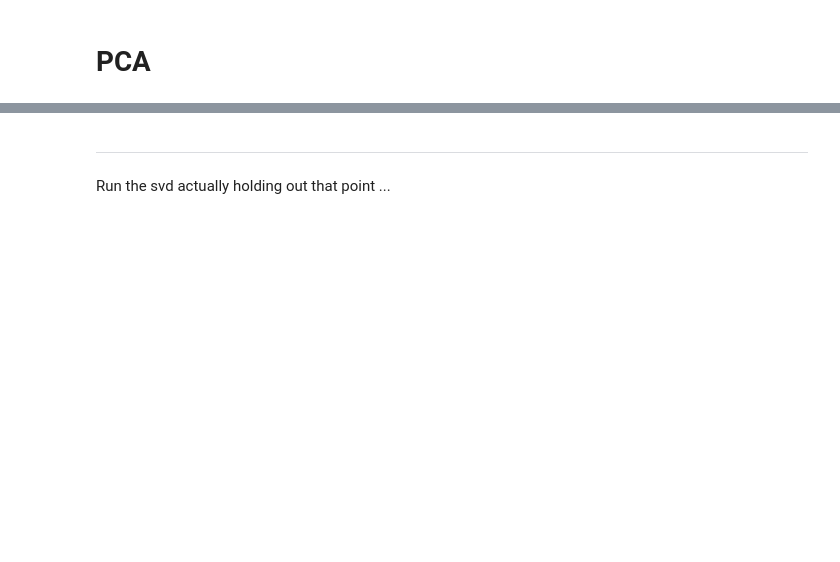
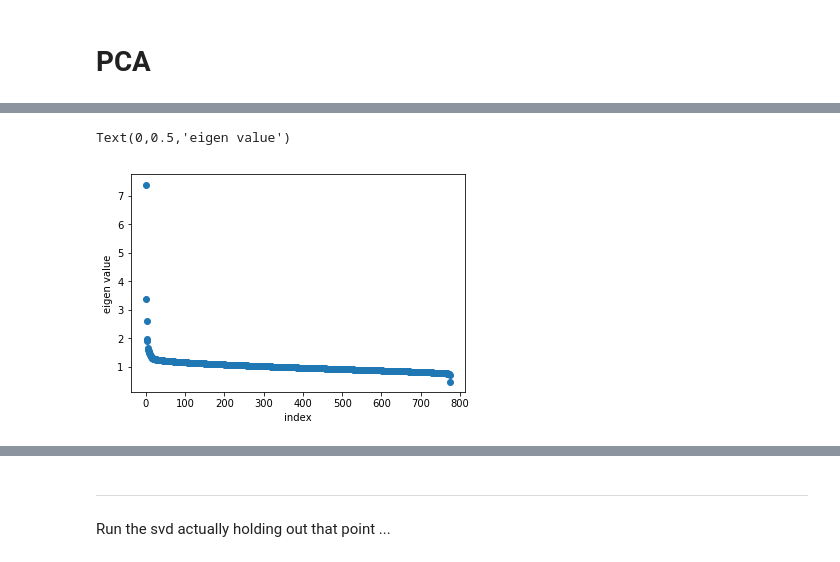
Before and after one commit to ChiChunLiu/pcshrink, a Jupyter notebook: notebooks/rank1-udpate.ipynb, the cells around one changed output, grey strips where cells are left out. Cells and saved outputs as stored; diff of their text form; code cells hidden in the pictures; blank space fills up the shorter version.

```diff
--- a/notebooks/rank1-udpate.ipynb
+++ b/notebooks/rank1-udpate.ipynb
@@ -29,6 +29,7 @@ norm = pcshrink.Normalizer(Y, .02, "patterson")
 # %%
 Z = norm.Y
 n_samp = Z.shape[1]
+n_snp = Z.shape[0]
 # %%
 #idx = np.random.choice(list(range(n_samp)), size=200, replace=False)
 #X = Y[:, idx]
@@ -128,3 +134,5 @@ def orient_sign(U, U_ref):
     U = U @ D
 
     return(U)
+# %%
+ZtZ = (1.0 / n_snp) * Z.T @ Z
@@ -130,0 +141,2 @@ def orient_sign(U, U_ref):
+# %%
+_, Lamb, V = svd(ZtZ, n_samp-1)
@@ -130,0 +166,7 @@ def orient_sign(U, U_ref):
+# %%
+plt.scatter(np.arange(n_samp-1), np.diag(Lamb))
+plt.xlabel("index")
+plt.ylabel("eigen value")
+# %% [output]
+Text(0,0.5,'eigen value')
+[figure, added]
```
Also changed, not shown: parts of 13 cells of this notebook, 2 other files.
